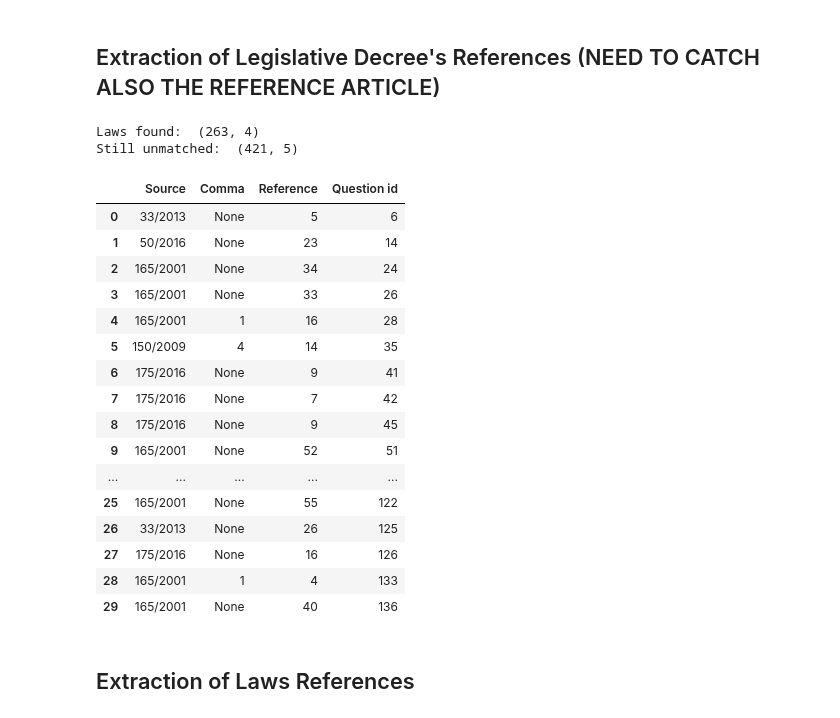
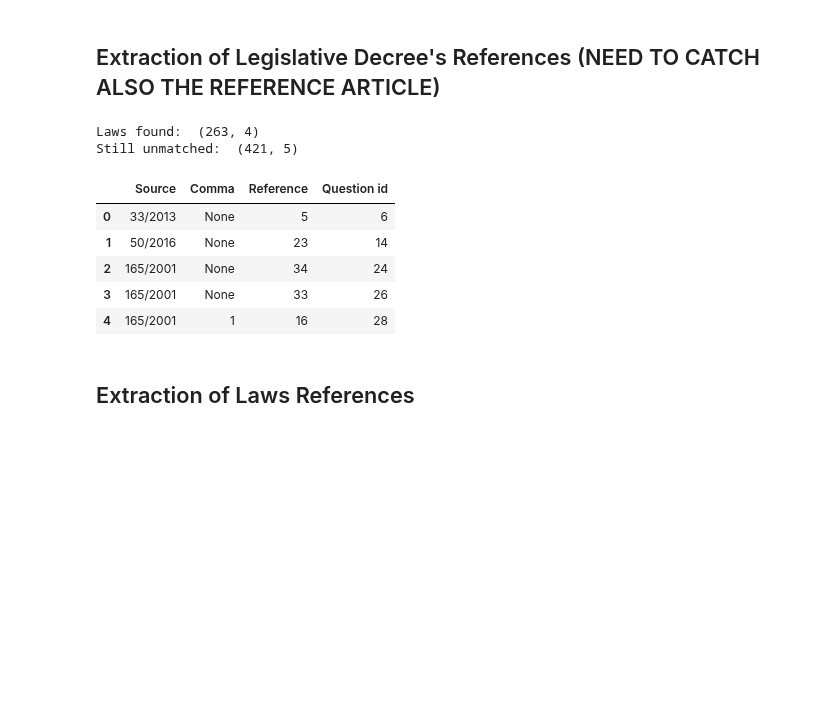
Before and after one commit to IGieckI/Thesis, a Jupyter notebook: Data/References extraction from quiz.ipynb, the cells around one changed output. Drawn from its saved outputs; the diff is of its cells as text; code cells hidden in the pictures; blank space fills up the shorter version.

```diff
--- a/Data/References extraction from quiz.ipynb
+++ b/Data/References extraction from quiz.ipynb
@@ -35,7 +35,7 @@ def extract_data(df, regex_patterns, source):
             # Search for any comma reference
             comma = re.findall(r'comma ([^ ^\.^,]+)', question)
             if comma:
-                comma = comma[0]
+                comma = comma[0].strip()
             else:
                 comma = None
 
@@ -166,36 +166,25 @@ Still unmatched:  (674, 5)
 # %%
 patterns = [
     r'decreto legislativo n\.( ?\d+ del \d+)',
     r'[Aa]rtt?\.?( \d+).{0,25}D\.Lgs\.(?: n\.)?( \d+\/\d+)',
     r'[Aa]rtt?\.?( \d+).{0,25}D\.Lgs\. n\.( \d+ del \d+)',
     r'D\.Lgs\.(?: n\.)?( \d+\/ ?\d+)',
 ]
 
-df_laws, df = extract_data(df, patterns, "D. Lgs.")
+df_dlgs, df = extract_data(df, patterns, "D. Lgs.")
 
-print("Laws found: ", df_laws.shape)
+print("Laws found: ", df_dlgs.shape)
 print("Still unmatched: ", df.shape)
-df_laws.head(30)
+df_dlgs.head()
 # %% [output]
 Laws found:  (263, 4)
 Still unmatched:  (421, 5)
 |  | Source | Comma | Reference | Question id |
 | 0 | 33/2013 | None | 5 | 6 |
 | 1 | 50/2016 | None | 23 | 14 |
 | 2 | 165/2001 | None | 34 | 24 |
 | 3 | 165/2001 | None | 33 | 26 |
 | 4 | 165/2001 | 1 | 16 | 28 |
-| 5 | 150/2009 | 4 | 14 | 35 |
-| 6 | 175/2016 | None | 9 | 41 |
-| 7 | 175/2016 | None | 7 | 42 |
-| 8 | 175/2016 | None | 9 | 45 |
-| 9 | 165/2001 | None | 52 | 51 |
-| ... | ... | ... | ... | ... |
-| 25 | 165/2001 | None | 55 | 122 |
-| 26 | 33/2013 | None | 26 | 125 |
-| 27 | 175/2016 | None | 16 | 126 |
-| 28 | 165/2001 | 1 | 4 | 133 |
-| 29 | 165/2001 | None | 40 | 136 |
 # %% [markdown]
 ## Extraction of Laws References
 # %%
```
Also changed, not shown: parts of 2 cells of this notebook, 22 other files.
